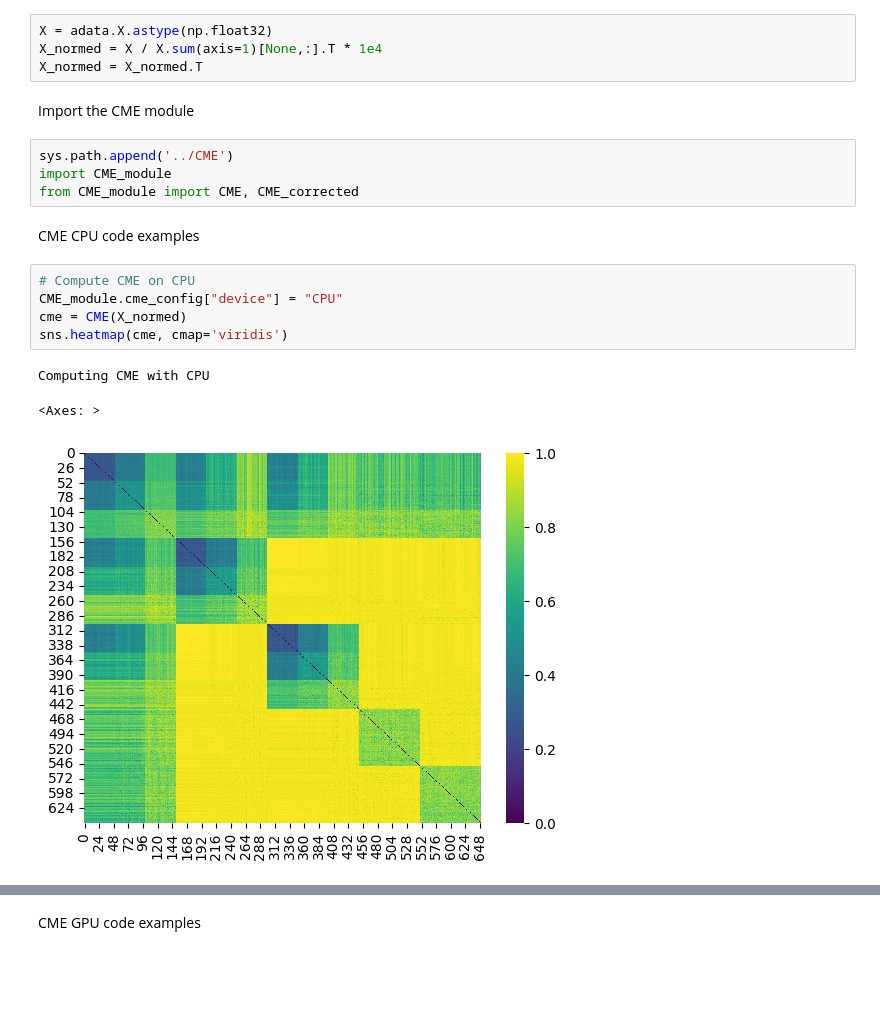
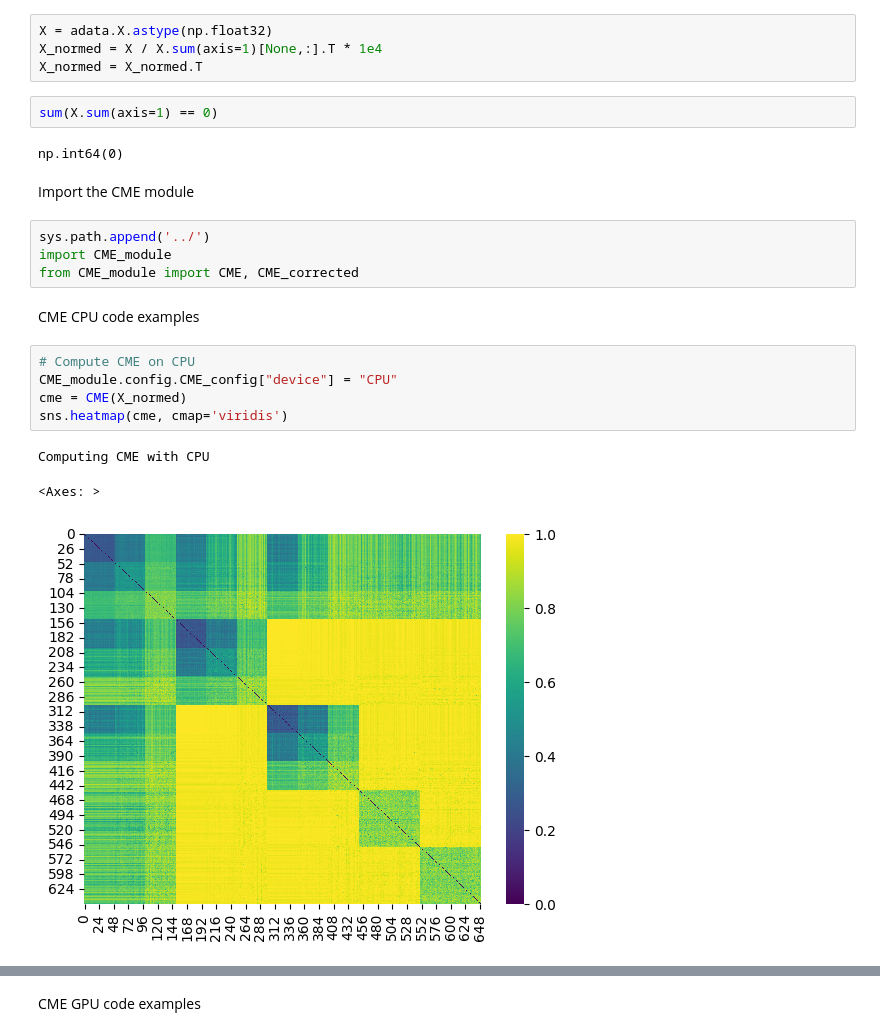
Before and after one commit to YourongZhou/sc_simulator, a Jupyter notebook: example_notebooks/CME_example.ipynb, the cells around one changed output, grey strips where cells are left out. Cells and saved outputs as stored; diff of their text form; blank space fills up the shorter version.

```diff
--- a/example_notebooks/CME_example.ipynb
+++ b/example_notebooks/CME_example.ipynb
@@ -30,22 +30,26 @@ Normalize data by cell and tanspose the data such that a row is a gene.
 X = adata.X.astype(np.float32)
 X_normed = X / X.sum(axis=1)[None,:].T * 1e4
 X_normed = X_normed.T
+# %%
+sum(X.sum(axis=1) == 0)
+# %% [output]
+np.int64(0)
 # %% [markdown]
 Import the CME module
 # %%
-sys.path.append('../CME')
+sys.path.append('../')
 import CME_module
 from CME_module import CME, CME_corrected
 # %% [markdown]
 CME CPU code examples
 # %%
 # Compute CME on CPU
-CME_module.cme_config["device"] = "CPU"
+CME_module.config.CME_config["device"] = "CPU"
 cme = CME(X_normed)
 sns.heatmap(cme, cmap='viridis')
 # %% [output]
 Computing CME with CPU
 <Axes: >
-[figure, old version]
+[figure, new version]
 # %%
 # Correct CME on CPU
```
Also changed, not shown: parts of 4 cells of this notebook, 4 other files.
